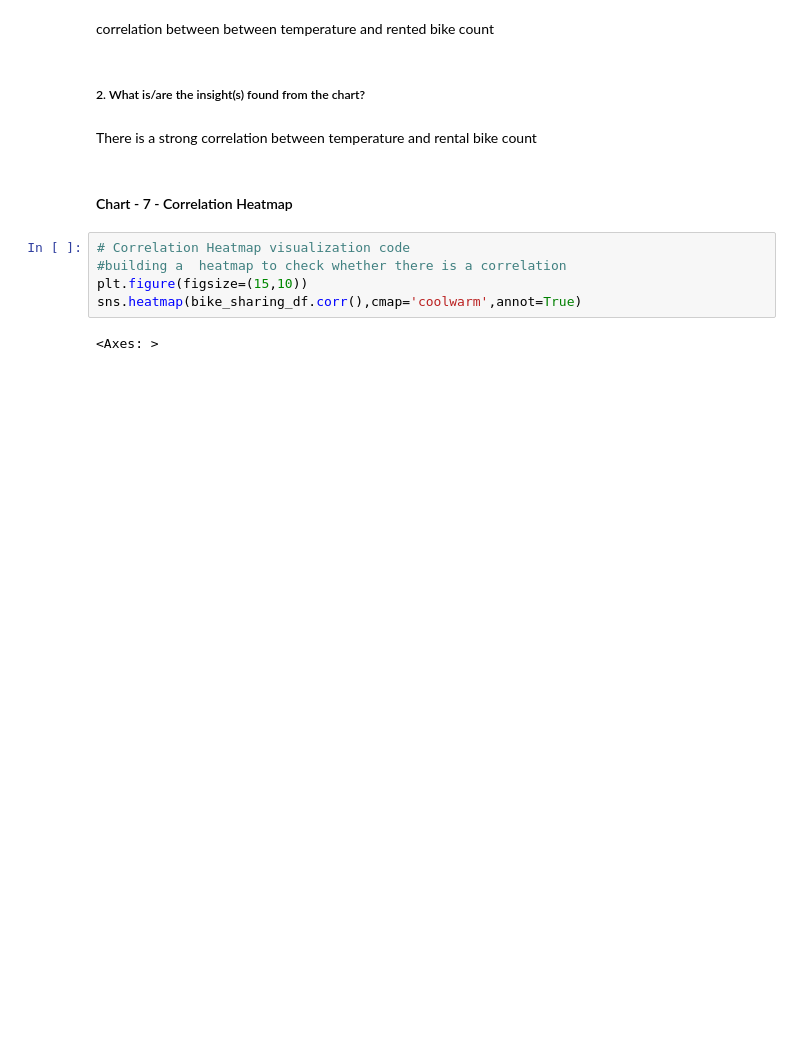
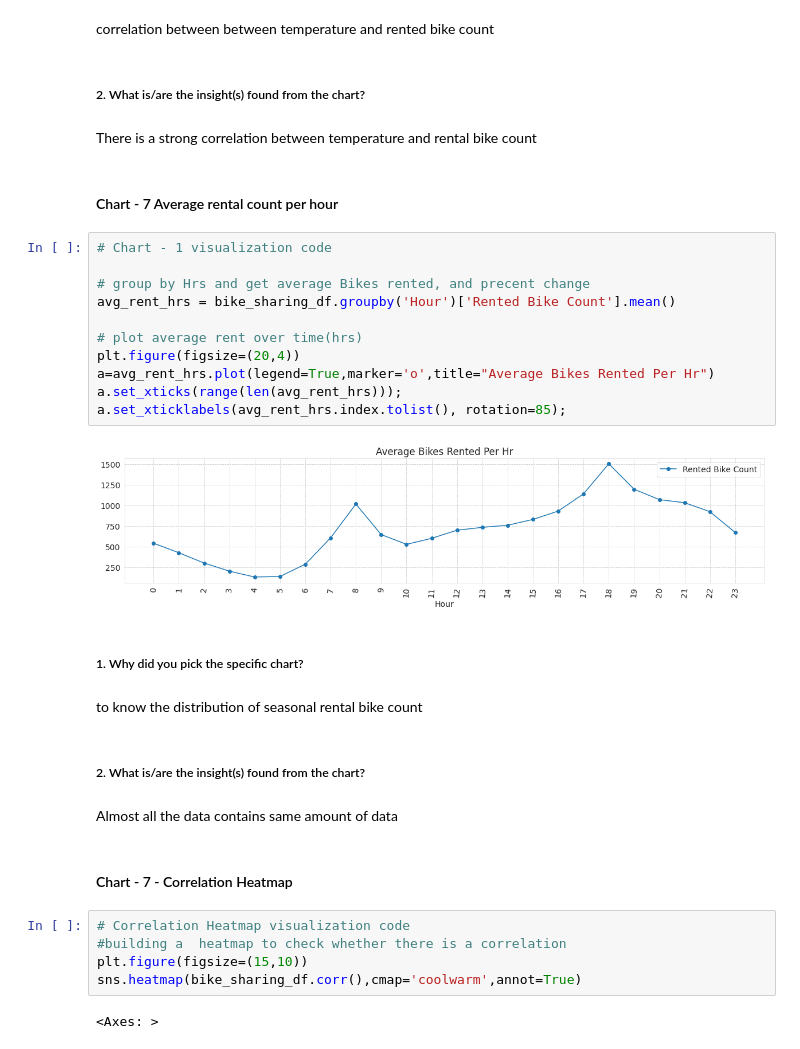
Before and after one commit to albin2122/Bike-Sharing-Demand-Prediction, a Jupyter notebook: Bike_Sharing_Demand_Prediction.ipynb, the cells around one changed output. Saved outputs shown, nothing was run; the diff lists cells and outputs as text; blank space fills up the shorter version.

```diff
--- a/Bike_Sharing_Demand_Prediction.ipynb
+++ b/Bike_Sharing_Demand_Prediction.ipynb
@@ -501,6 +501,29 @@ correlation between between temperature and rented bike count
 ##### 2. What is/are the insight(s) found from the chart?
 # %% [markdown]
 There is a strong correlation between temperature and rental bike count
+# %% [markdown]
+#### Chart - 7 Average  rental count per hour
+# %%
+# Chart - 1 visualization code
+
+# group by Hrs and get average Bikes rented, and precent change
+avg_rent_hrs = bike_sharing_df.groupby('Hour')['Rented Bike Count'].mean()
+
+# plot average rent over time(hrs)
+plt.figure(figsize=(20,4))
+a=avg_rent_hrs.plot(legend=True,marker='o',title="Average Bikes Rented Per Hr")
+a.set_xticks(range(len(avg_rent_hrs)));
+a.set_xticklabels(avg_rent_hrs.index.tolist(), rotation=85);
+# %% [output]
+[figure, added]
+# %% [markdown]
+##### 1. Why did you pick the specific chart?
+# %% [markdown]
+to know the distribution of seasonal rental bike count
+# %% [markdown]
+##### 2. What is/are the insight(s) found from the chart?
+# %% [markdown]
+Almost all the data contains same amount of data
 # %% [markdown]
 #### Chart - 7 - Correlation Heatmap
 # %%
```
